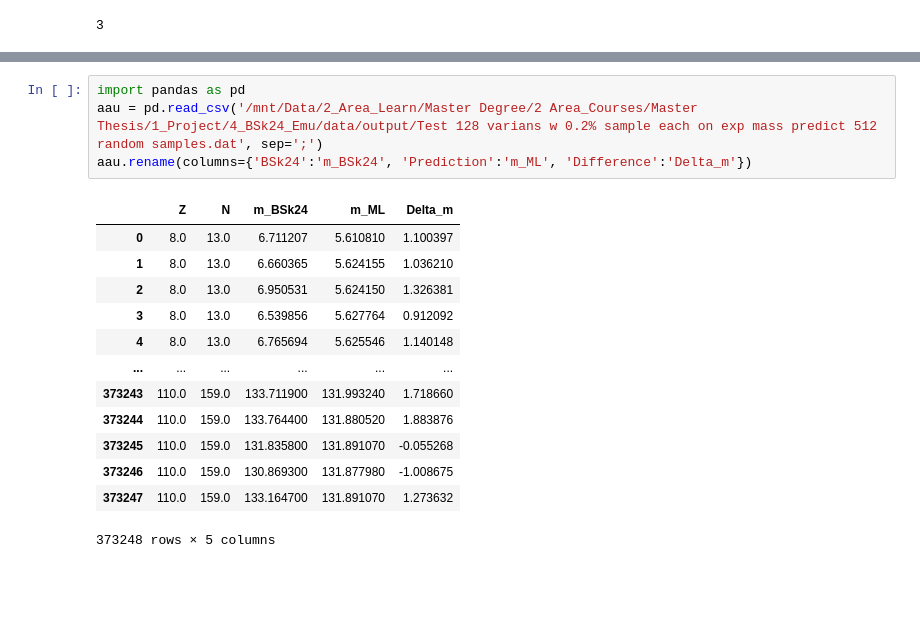
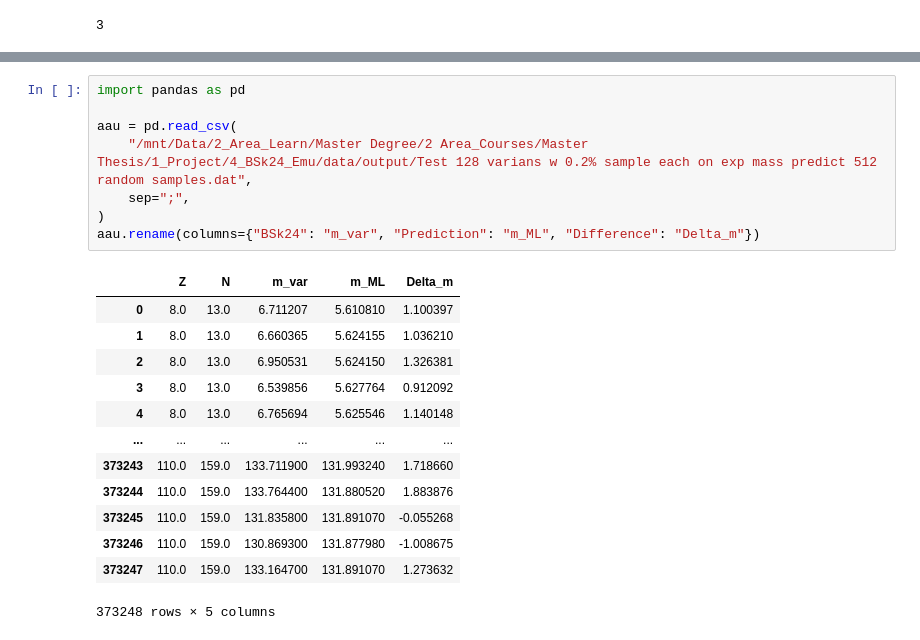
Before and after one commit to mzyudhistira/BSk24-Emu, a Jupyter notebook: quick_analysis.ipynb, the cells around one changed output, grey strips where cells are left out. Drawn from its saved outputs; the diff is of its cells as text; blank space fills up the shorter version.

```diff
--- a/quick_analysis.ipynb
+++ b/quick_analysis.ipynb
@@ -297,10 +301,14 @@ plt.show()
 [figure]
 # %%
 import pandas as pd
-aau = pd.read_csv('/mnt/Data/2_Area_Learn/Master Degree/2 Area_Courses/Master Thesis/1_Project/4_BSk24_Emu/data/output/Test 128 varians w 0.2% sample each on exp mass predict 512 random samples.dat', sep=';')
-aau.rename(columns={'BSk24':'m_BSk24', 'Prediction':'m_ML', 'Difference':'Delta_m'})
+
+aau = pd.read_csv(
+    "/mnt/Data/2_Area_Learn/Master Degree/2 Area_Courses/Master Thesis/1_Project/4_BSk24_Emu/data/output/Test 128 varians w 0.2% sample each on exp mass predict 512 random samples.dat",
+    sep=";",
+)
+aau.rename(columns={"BSk24": "m_var", "Prediction": "m_ML", "Difference": "Delta_m"})
 # %% [output]
-|  | Z | N | m_BSk24 | m_ML | Delta_m |
+|  | Z | N | m_var | m_ML | Delta_m |
 | 0 | 8.0 | 13.0 | 6.711207 | 5.610810 | 1.100397 |
 | 1 | 8.0 | 13.0 | 6.660365 | 5.624155 | 1.036210 |
 | 2 | 8.0 | 13.0 | 6.950531 | 5.624150 | 1.326381 |
```
Also changed, not shown: parts of 19 cells of this notebook, 7 other files.
